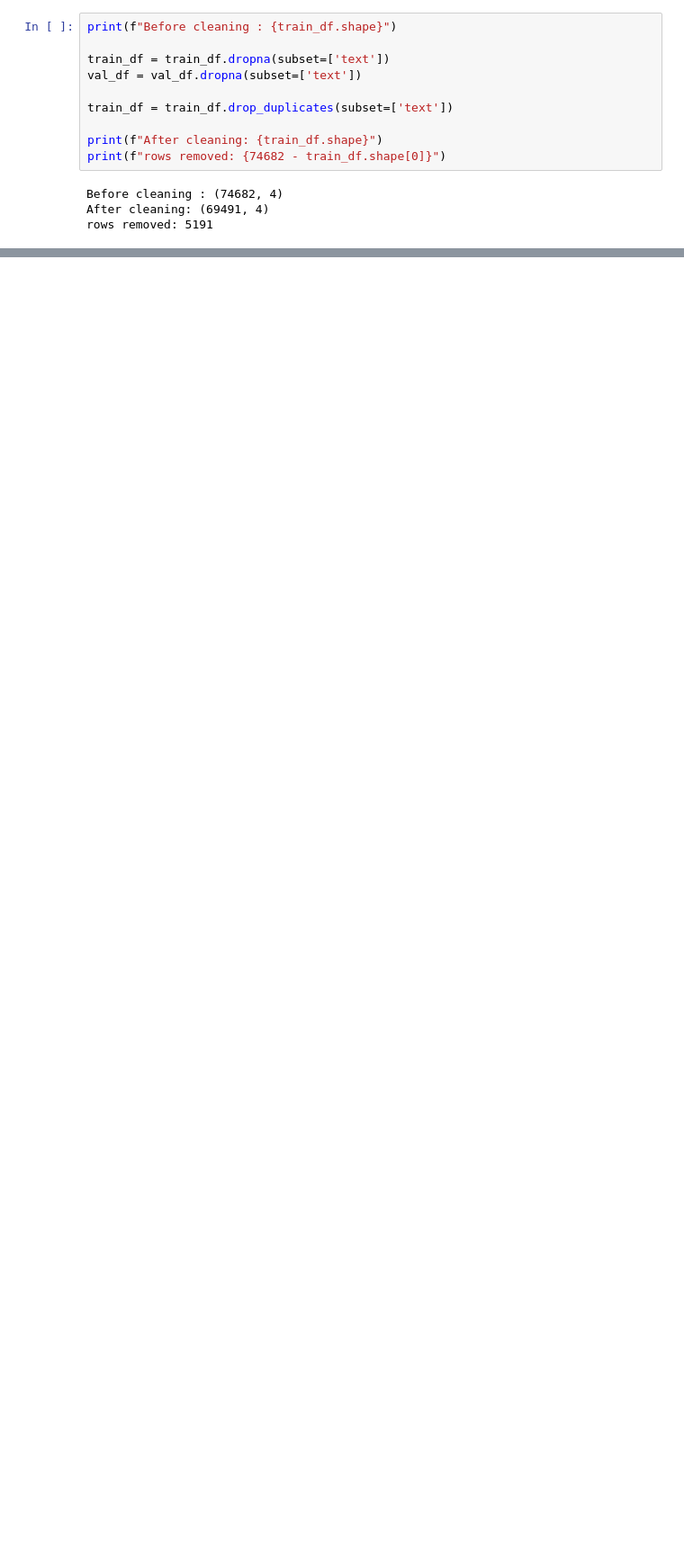
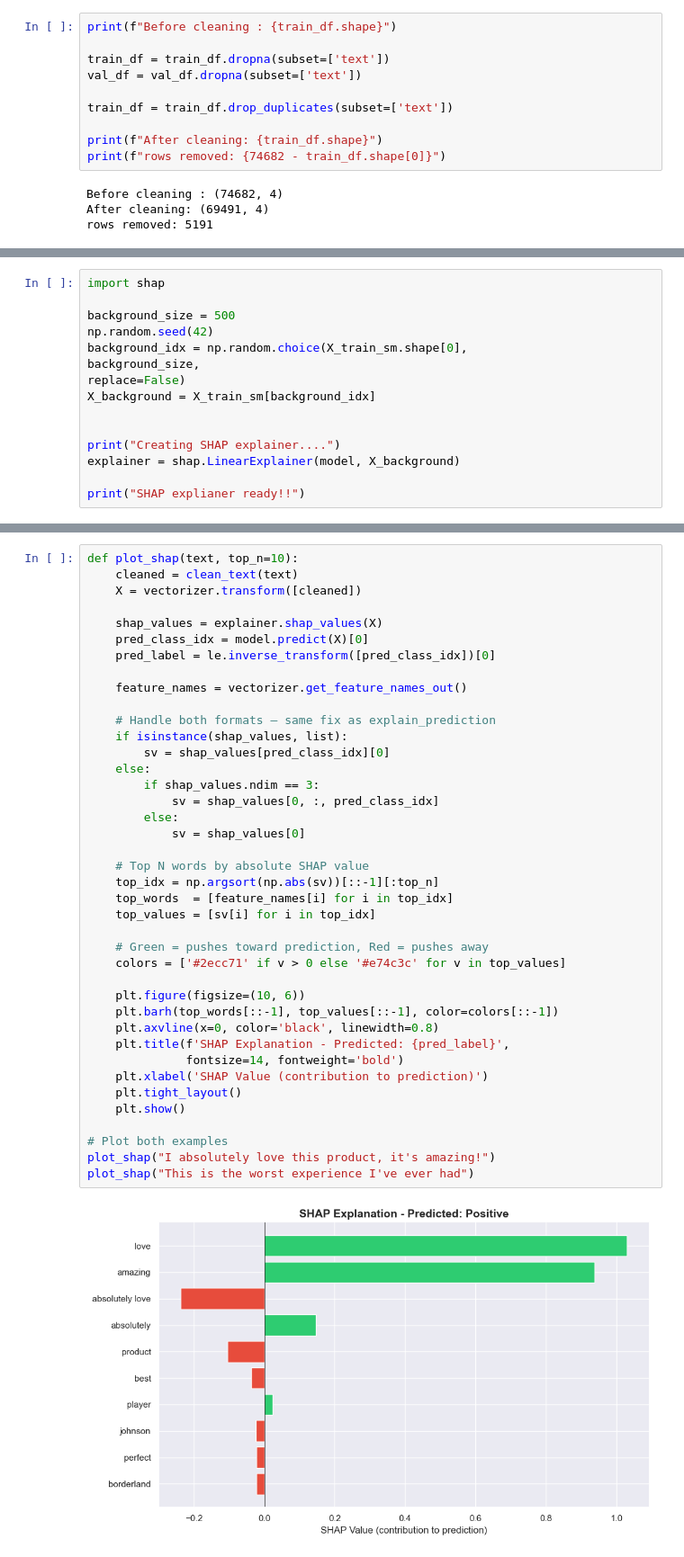
Before and after one commit to ankitha-km/sentiment-analyzer, a Jupyter notebook: notebook/01_eda_and_model.ipynb, the cells around one changed output, grey strips where cells are left out. Shown at 90% size. Saved outputs shown, nothing was run; the diff lists cells and outputs as text; blank space fills up the shorter version.

```diff
--- a/notebook/01_eda_and_model.ipynb
+++ b/notebook/01_eda_and_model.ipynb
@@ -124,0 +403,15 @@ TypeError: WordNetLemmatizer.lemmatize() missing 1 required positional argument:
+# %%
+import shap
+
+background_size = 500
+np.random.seed(42)
+background_idx = np.random.choice(X_train_sm.shape[0],
+background_size,
+replace=False)
+X_background = X_train_sm[background_idx]
+
+
+print("Creating SHAP explainer....")
+explainer = shap.LinearExplainer(model, X_background)
+
+print("SHAP explianer ready!!")
@@ -124,0 +495,42 @@ TypeError: WordNetLemmatizer.lemmatize() missing 1 required positional argument:
+# %%
+def plot_shap(text, top_n=10):
+    cleaned = clean_text(text)
+    X = vectorizer.transform([cleaned])
+
+    shap_values = explainer.shap_values(X)
+    pred_class_idx = model.predict(X)[0]
+    pred_label = le.inverse_transform([pred_class_idx])[0]
+
+    feature_names = vectorizer.get_feature_names_out()
+
+    # Handle both formats — same fix as explain_prediction
+    if isinstance(shap_values, list):
+        sv = shap_values[pred_class_idx][0]
+    else:
+        if shap_values.ndim == 3:
+            sv = shap_values[0, :, pred_class_idx]
+        else:
+            sv = shap_values[0]
+
+    # Top N words by absolute SHAP value
+    top_idx = np.argsort(np.abs(sv))[::-1][:top_n]
+    top_words  = [feature_names[i] for i in top_idx]
+    top_values = [sv[i] for i in top_idx]
+
+    # Green = pushes toward prediction, Red = pushes away
+    colors = ['#2ecc71' if v > 0 else '#e74c3c' for v in top_values]
+
+    plt.figure(figsize=(10, 6))
+    plt.barh(top_words[::-1], top_values[::-1], color=colors[::-1])
+    plt.axvline(x=0, color='black', linewidth=0.8)
+    plt.title(f'SHAP Explanation - Predicted: {pred_label}',
+              fontsize=14, fontweight='bold')
+    plt.xlabel('SHAP Value (contribution to prediction)')
+    plt.tight_layout()
+    plt.show()
+
+# Plot both examples
+plot_shap("I absolutely love this product, it's amazing!")
+plot_shap("This is the worst experience I've ever had")
+# %% [output]
+[figure, added]
```
Also changed, not shown: parts of 20 cells of this notebook, 6 other files.
